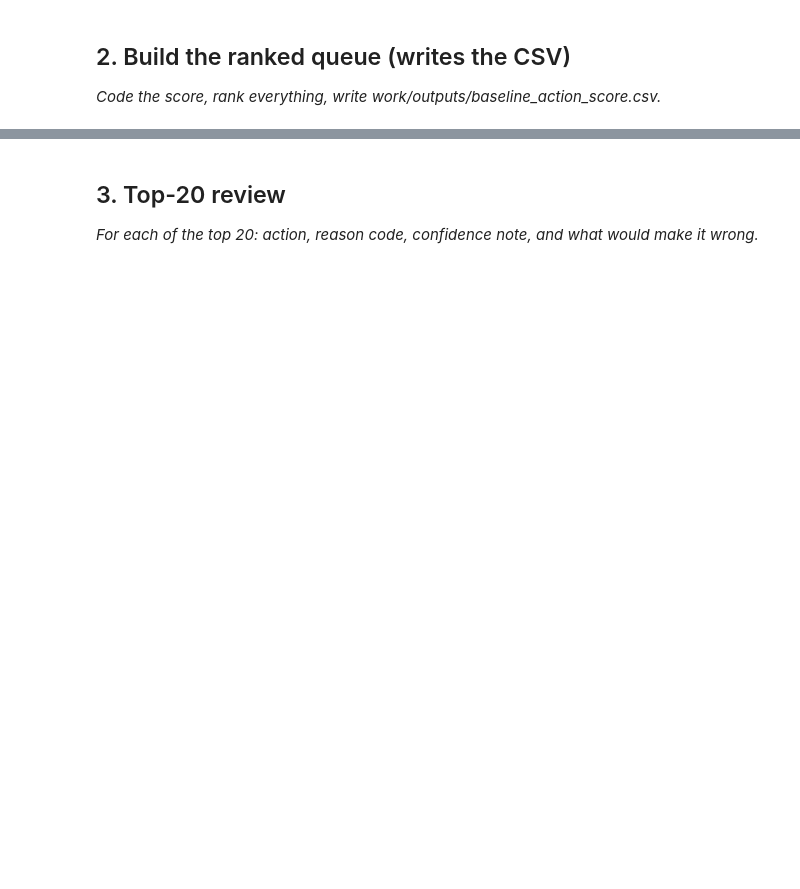
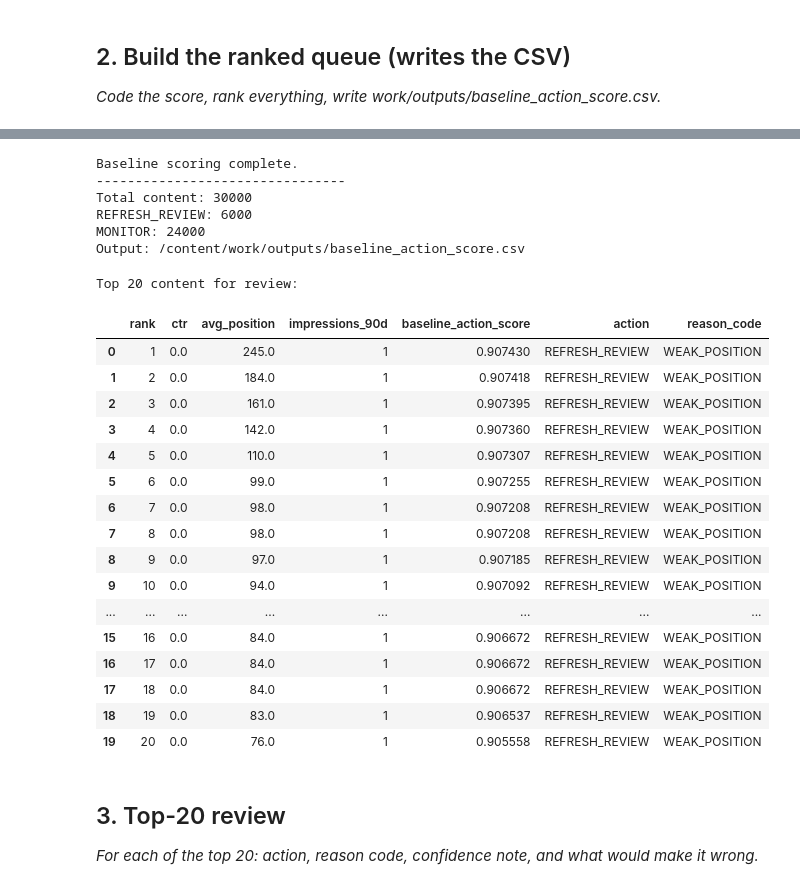
Before and after one commit to Roselyn-Koech/flyrank-ml-internship, a Jupyter notebook: work/notebooks/w04_baseline_score.ipynb, the cells around one changed output, grey strips where cells are left out. Cells and saved outputs as stored; diff of their text form; code cells hidden in the pictures; blank space fills up the shorter version.

```diff
--- a/work/notebooks/w04_baseline_score.ipynb
+++ b/work/notebooks/w04_baseline_score.ipynb
@@ -22,0 +155,9 @@ This skeleton is yours to fill. Work the sections **in order** — each one has
+# %%
+df["rank"] = (
+    df["baseline_action_score"]
+    .rank(
+        method="first",
+        ascending=False
+    )
+    .astype(int)
+)
@@ -22,0 +185,11 @@ This skeleton is yours to fill. Work the sections **in order** — each one has
+# %%
+review_cutoff = max(
+    1,
+    int(np.ceil(len(df) * 0.20))
+)
+
+df["action"] = np.where(
+    df["rank"] <= review_cutoff,
+    "REFRESH_REVIEW",
+    "MONITOR"
+)
@@ -23,3 +220,59 @@ This skeleton is yours to fill. Work the sections **in order** — each one has
+# %%
+
+print("\nBaseline scoring complete.")
+print("--------------------------------")
+print("Total content:", len(df))
+print(
+    "REFRESH_REVIEW:",
+    (df["action"] == "REFRESH_REVIEW").sum()
+)
+print(
+    "MONITOR:",
+    (df["action"] == "MONITOR").sum()
+)
+print("Output:", OUTPUT_PATH)
+# %% [output]
+Baseline scoring complete.
+--------------------------------
+Total content: 30000
+REFRESH_REVIEW: 6000
+MONITOR: 24000
+Output: /content/work/outputs/baseline_action_score.csv
+# %%
+print("\nTop 20 content for review:")
+
+display(
+    df[
+        [
+            "rank",
+            "ctr",
+            "avg_position",
+            "impressions_90d",
+            "baseline_action_score",
+            "action",
+            "reason_code"
+        ]
+    ].head(20)
+)
+# %% [output]
+Top 20 content for review:
+|  | rank | ctr | avg_position | impressions_90d | baseline_action_score | action | reason_code |
+| 0 | 1 | 0.0 | 245.0 | 1 | 0.907430 | REFRESH_REVIEW | WEAK_POSITION |
+| 1 | 2 | 0.0 | 184.0 | 1 | 0.907418 | REFRESH_REVIEW | WEAK_POSITION |
+| 2 | 3 | 0.0 | 161.0 | 1 | 0.907395 | REFRESH_REVIEW | WEAK_POSITION |
+| 3 | 4 | 0.0 | 142.0 | 1 | 0.907360 | REFRESH_REVIEW | WEAK_POSITION |
+| 4 | 5 | 0.0 | 110.0 | 1 | 0.907307 | REFRESH_REVIEW | WEAK_POSITION |
+| 5 | 6 | 0.0 | 99.0 | 1 | 0.907255 | REFRESH_REVIEW | WEAK_POSITION |
+| 6 | 7 | 0.0 | 98.0 | 1 | 0.907208 | REFRESH_REVIEW | WEAK_POSITION |
+| 7 | 8 | 0.0 | 98.0 | 1 | 0.907208 | REFRESH_REVIEW | WEAK_POSITION |
+| 8 | 9 | 0.0 | 97.0 | 1 | 0.907185 | REFRESH_REVIEW | WEAK_POSITION |
+| 9 | 10 | 0.0 | 94.0 | 1 | 0.907092 | REFRESH_REVIEW | WEAK_POSITION |
+| ... | ... | ... | ... | ... | ... | ... | ... |
+| 15 | 16 | 0.0 | 84.0 | 1 | 0.906672 | REFRESH_REVIEW | WEAK_POSITION |
+| 16 | 17 | 0.0 | 84.0 | 1 | 0.906672 | REFRESH_REVIEW | WEAK_POSITION |
+| 17 | 18 | 0.0 | 84.0 | 1 | 0.906672 | REFRESH_REVIEW | WEAK_POSITION |
+| 18 | 19 | 0.0 | 83.0 | 1 | 0.906537 | REFRESH_REVIEW | WEAK_POSITION |
+| 19 | 20 | 0.0 | 76.0 | 1 | 0.905558 | REFRESH_REVIEW | WEAK_POSITION |
 # %% [markdown]
 ## 3. Top-20 review
 
```
Also changed, not shown: parts of 33 cells of this notebook.
